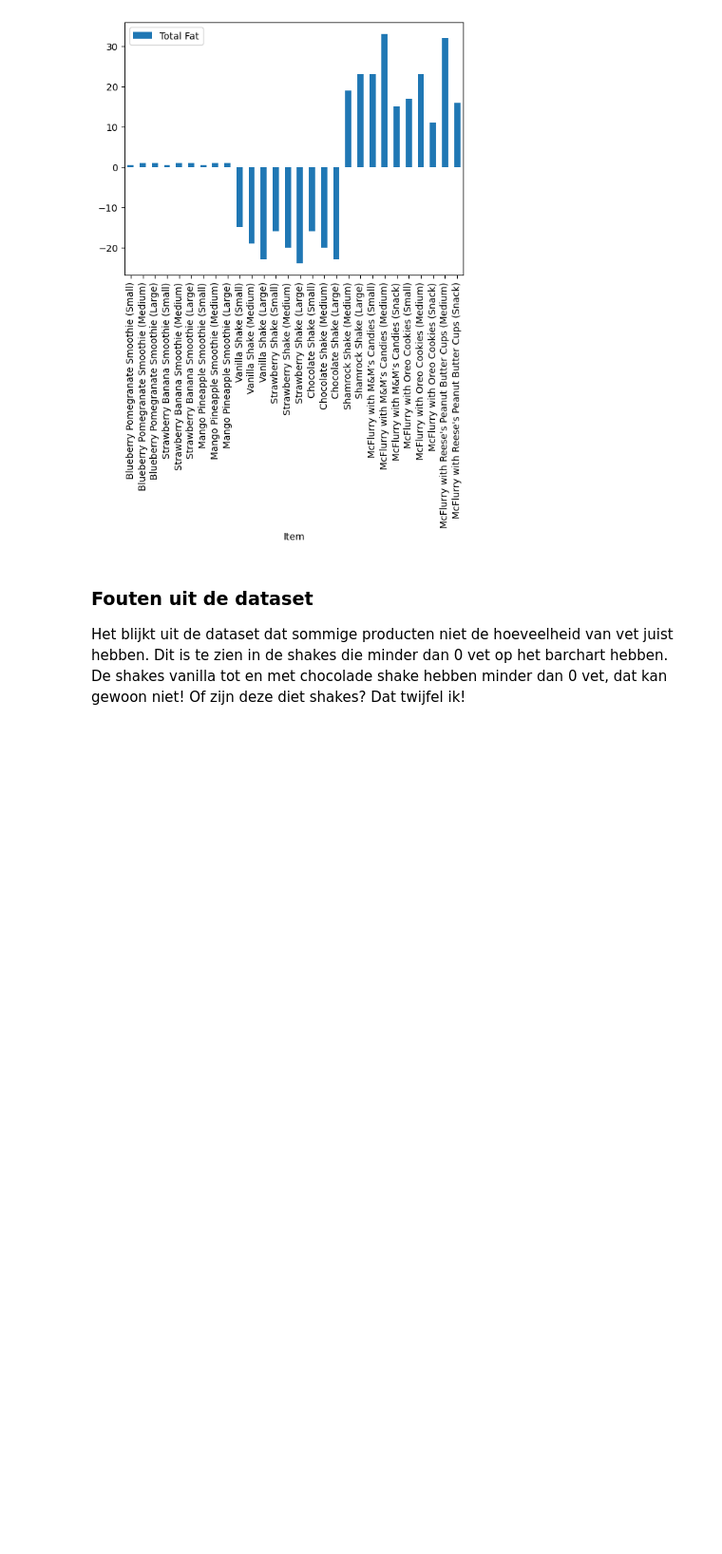
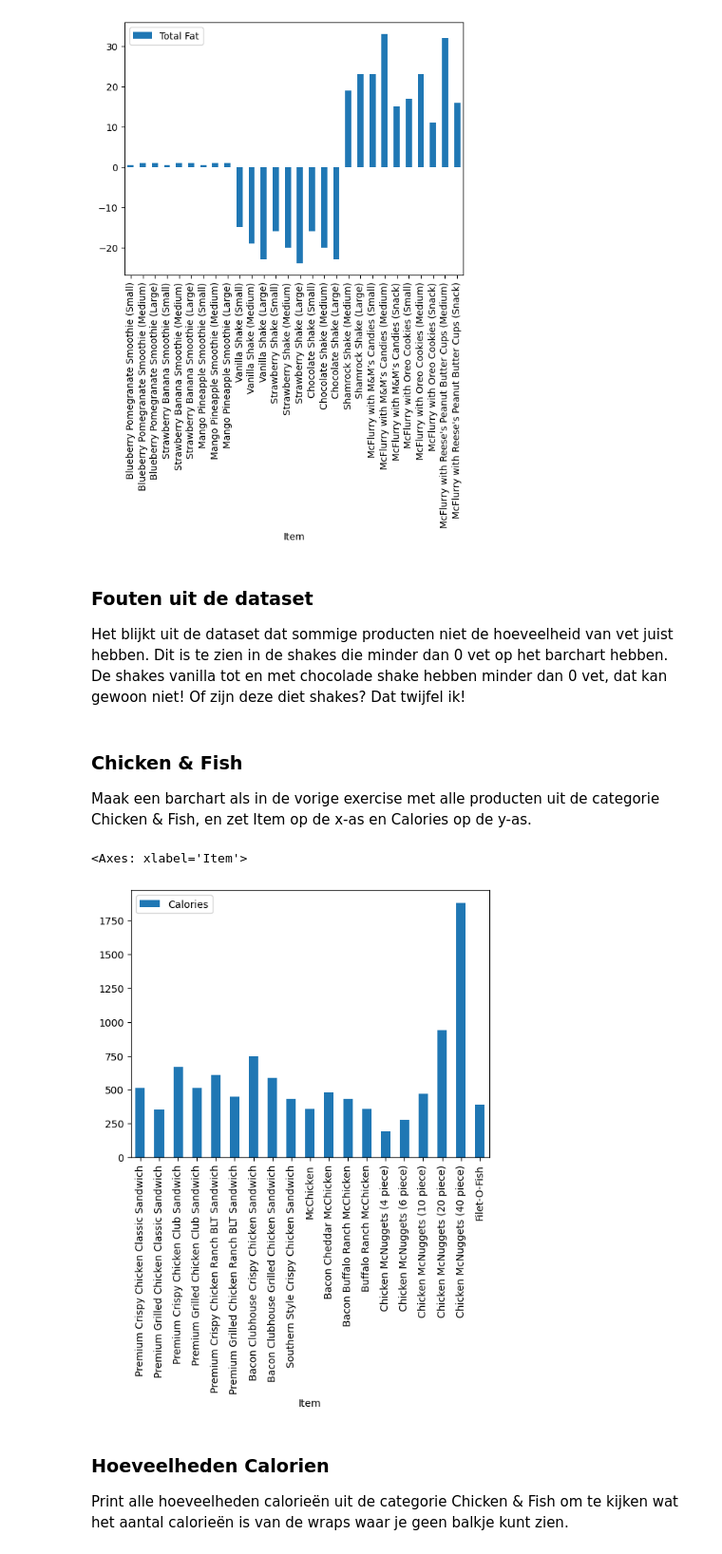
Before and after one commit to Karem1986/Let-s-Data_Transformeren_Analyseren, a Jupyter notebook: Randas_McPandas.ipynb, the cells around one changed output. Shown at 95% size. Saved outputs shown, nothing was run; the diff lists cells and outputs as text; code cells hidden in the pictures; blank space fills up the shorter version.

```diff
--- a/Randas_McPandas.ipynb
+++ b/Randas_McPandas.ipynb
@@ -106,3 +105,19 @@ Name: Category, Length: 260, dtype: bool
 ### Fouten uit de dataset
 
 Het blijkt uit de dataset dat sommige producten niet de hoeveelheid van  vet juist hebben. Dit is te zien in de shakes die minder dan 0 vet op het barchart hebben. De shakes vanilla tot en met chocolade shake hebben minder dan 0 vet, dat kan gewoon niet! Of zijn deze diet shakes? Dat twijfel ik!
+# %% [markdown]
+### Chicken & Fish
+
+Maak een barchart als in de vorige exercise met alle producten uit de categorie Chicken & Fish, en zet Item op de x-as en Calories op de y-as.
+# %%
+chicFis= df['Category'] == 'Chicken & Fish'
+chickFish_new = df[chicFis]
+# allen columns selecteren die je wilt zien
+chickFish_new.plot('Item', 'Calories', kind="bar")
+# %% [output]
+<Axes: xlabel='Item'>
+[figure, added]
+# %% [markdown]
+### Hoeveelheden Calorien
+
+Print alle hoeveelheden calorieën uit de categorie Chicken & Fish om te kijken wat het aantal calorieën is van de wraps waar je geen balkje kunt zien.
```
Also changed, not shown: parts of 6 cells of this notebook.
